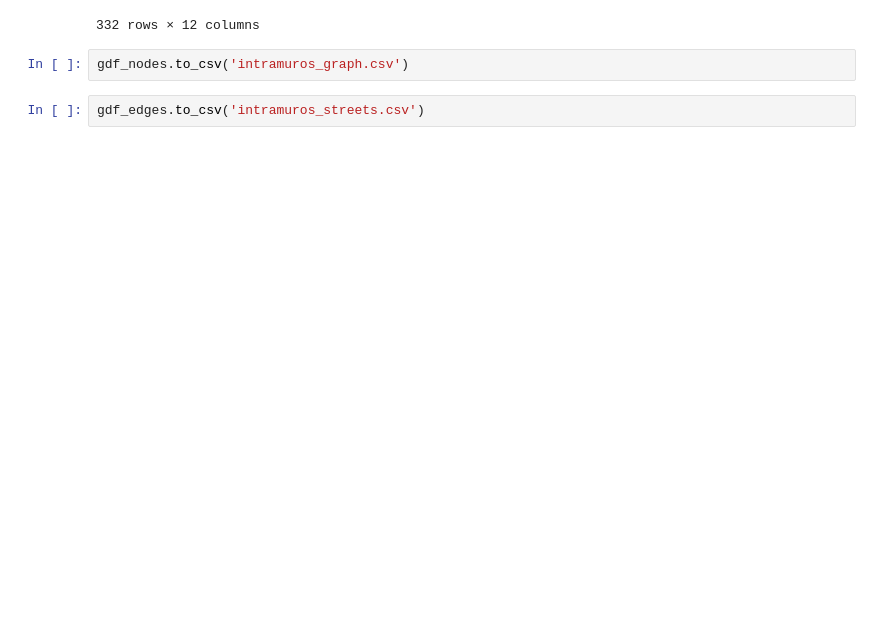
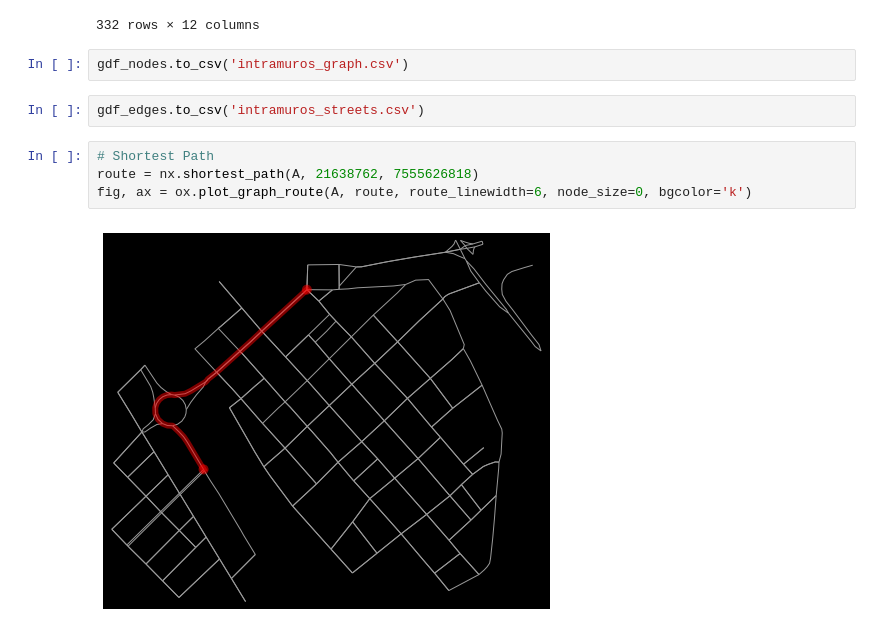
Before and after one commit to docligot/roadnet, a Jupyter notebook: Extract Network Features from Streetmaps.ipynb, the cells around one changed output. Saved outputs shown, nothing was run; the diff lists cells and outputs as text; blank space fills up the shorter version.

Commit message:
Update shortest path

```diff
--- a/Extract Network Features from Streetmaps.ipynb
+++ b/Extract Network Features from Streetmaps.ipynb
@@ -59,3 +58,9 @@ gdf_edges
 gdf_nodes.to_csv('intramuros_graph.csv')
 # %%
 gdf_edges.to_csv('intramuros_streets.csv')
+# %%
+# Shortest Path
+route = nx.shortest_path(A, 21638762, 7555626818)
+fig, ax = ox.plot_graph_route(A, route, route_linewidth=6, node_size=0, bgcolor='k')
+# %% [output]
+[figure, added]
```
Also changed, not shown: parts of 2 cells of this notebook, 2 other files.
